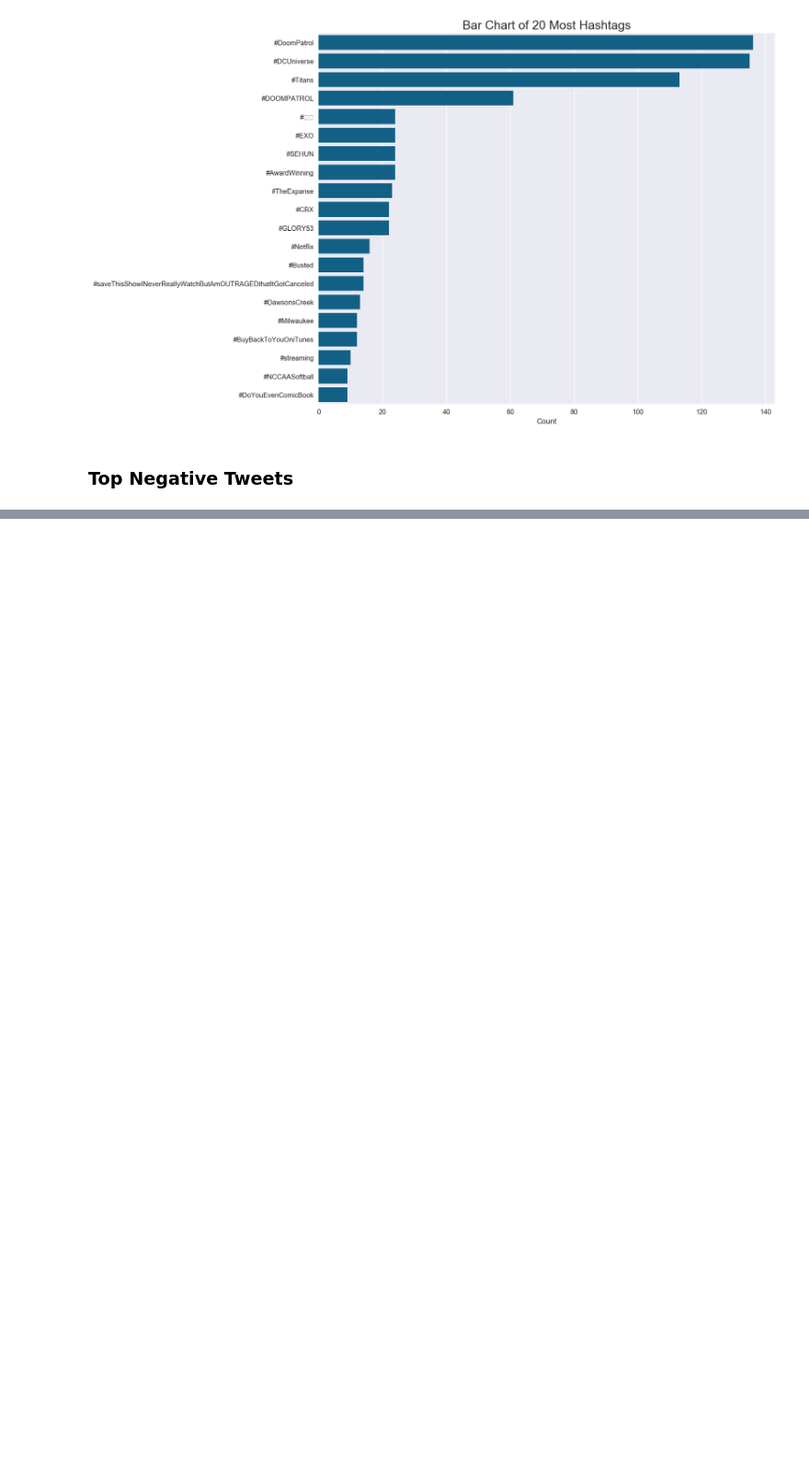
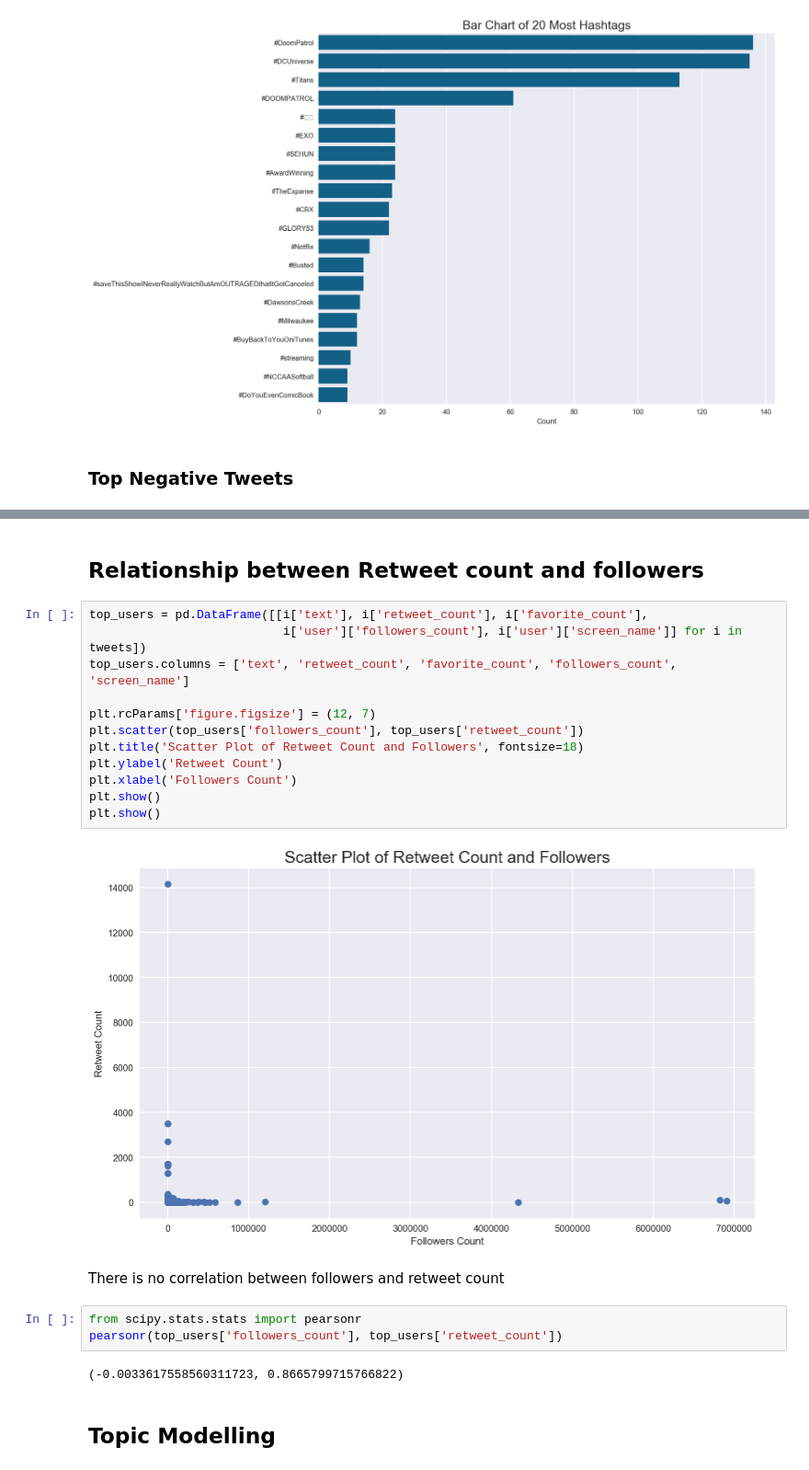
Before and after one commit to Rahulkg007/Media-Broadcasting, a Jupyter notebook: Assignment 2 Notebook.ipynb, the cells around one changed output, grey strips where cells are left out. Shown at 92% size. Drawn from its saved outputs; the diff is of its cells as text; blank space fills up the shorter version.

Commit message:
Update upto topic modelling

```diff
--- a/Assignment 2 Notebook.ipynb
+++ b/Assignment 2 Notebook.ipynb
@@ -229,0 +294,25 @@ It's funny that complex media (streaming TV series, video games) know exactly wh
+# %% [markdown]
+## Relationship between Retweet count and followers
+# %%
+top_users = pd.DataFrame([[i['text'], i['retweet_count'], i['favorite_count'],
+                           i['user']['followers_count'], i['user']['screen_name']] for i in tweets])
+top_users.columns = ['text', 'retweet_count', 'favorite_count', 'followers_count', 'screen_name']
+
+plt.rcParams['figure.figsize'] = (12, 7)
+plt.scatter(top_users['followers_count'], top_users['retweet_count'])
+plt.title('Scatter Plot of Retweet Count and Followers', fontsize=18)
+plt.ylabel('Retweet Count')
+plt.xlabel('Followers Count')
+plt.show()
+plt.show()
+# %% [output]
+[figure, added]
+# %% [markdown]
+There is no correlation between followers and retweet count
+# %%
+from scipy.stats.stats import pearsonr
+pearsonr(top_users['followers_count'], top_users['retweet_count'])
+# %% [output]
+(-0.0033617558560311723, 0.8665799715766822)
+# %% [markdown]
+## Topic Modelling
```
Also changed, not shown: parts of 10 cells of this notebook, 1 other file.
